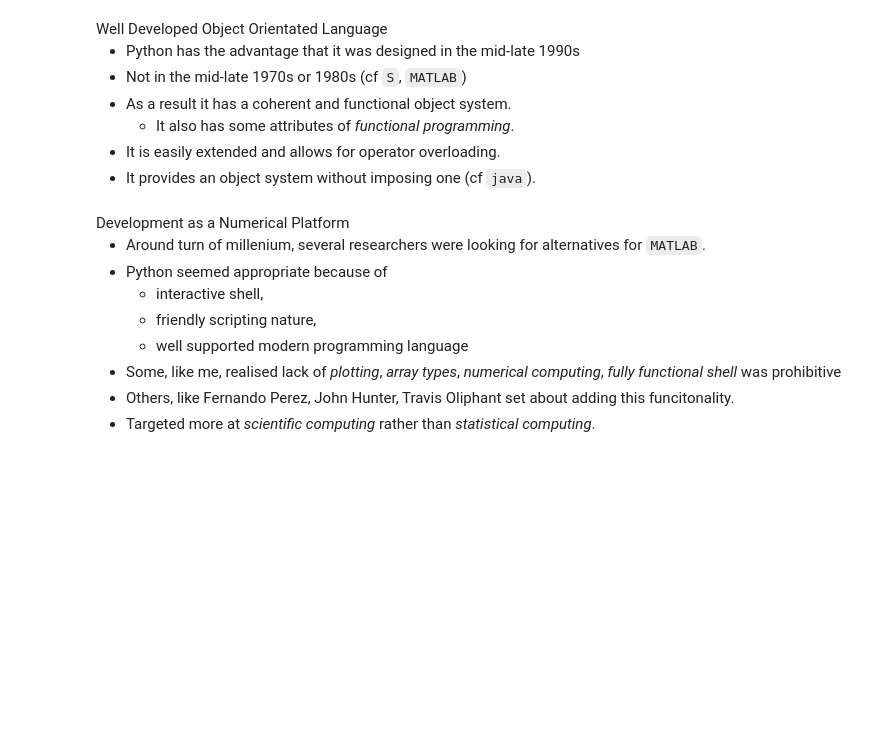
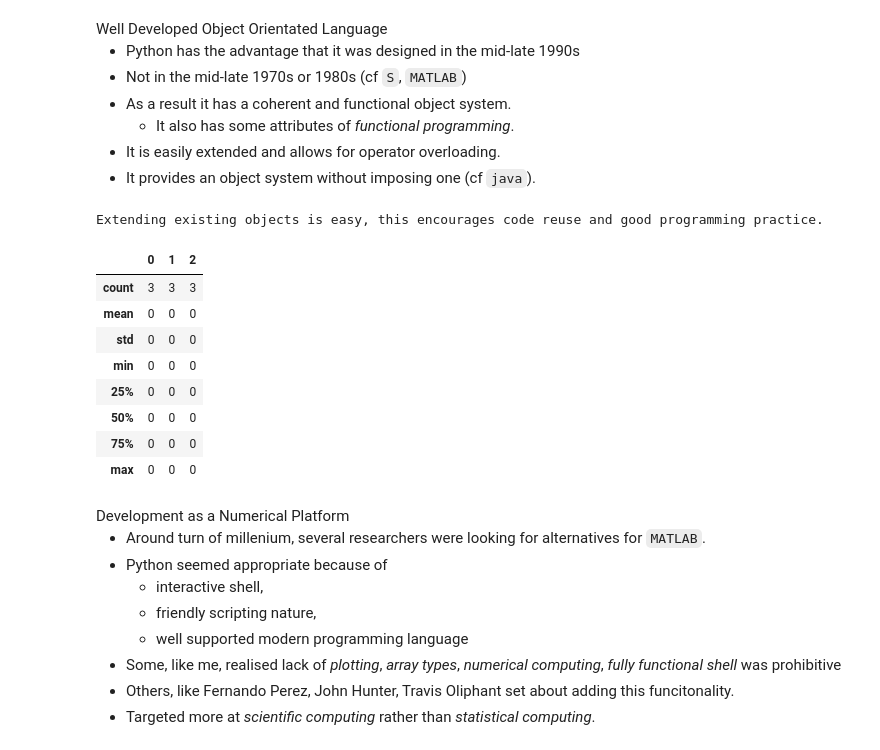
Before and after one commit to lawrennd/statslang, a Jupyter notebook: python/statslang.ipynb, the cells around one changed output. Drawn from its saved outputs; the diff is of its cells as text; code cells hidden in the pictures; blank space fills up the shorter version.

```diff
--- a/python/statslang.ipynb
+++ b/python/statslang.ipynb
@@ -83,9 +85,27 @@ http://www.well.ox.ac.uk/~mtitsias/publications.html
 * It is easily extended and allows for operator overloading.
 * It provides an object system without imposing one (cf `java`).
 # %%
+import pandas as pd
+import numpy as np
+
 class my_data(pd.DataFrame):
-    def pronounce():
+    def pronounce(self):
         print "Extending existing objects is easy, this encourages code reuse and good programming practice."
+
+a = my_data(np.zeros((3, 3)))
+a.pronounce()
+a.describe()
+# %% [output]
+Extending existing objects is easy, this encourages code reuse and good programming practice.
+|  | 0 | 1 | 2 |
+| count | 3 | 3 | 3 |
+| mean | 0 | 0 | 0 |
+| std | 0 | 0 | 0 |
+| min | 0 | 0 | 0 |
+| 25% | 0 | 0 | 0 |
+| 50% | 0 | 0 | 0 |
+| 75% | 0 | 0 | 0 |
+| max | 0 | 0 | 0 |
 # %% [markdown]
 <div class="slide-header">Development as a Numerical Platform</div>
 
```
Also changed, not shown: parts of 8 cells of this notebook.
